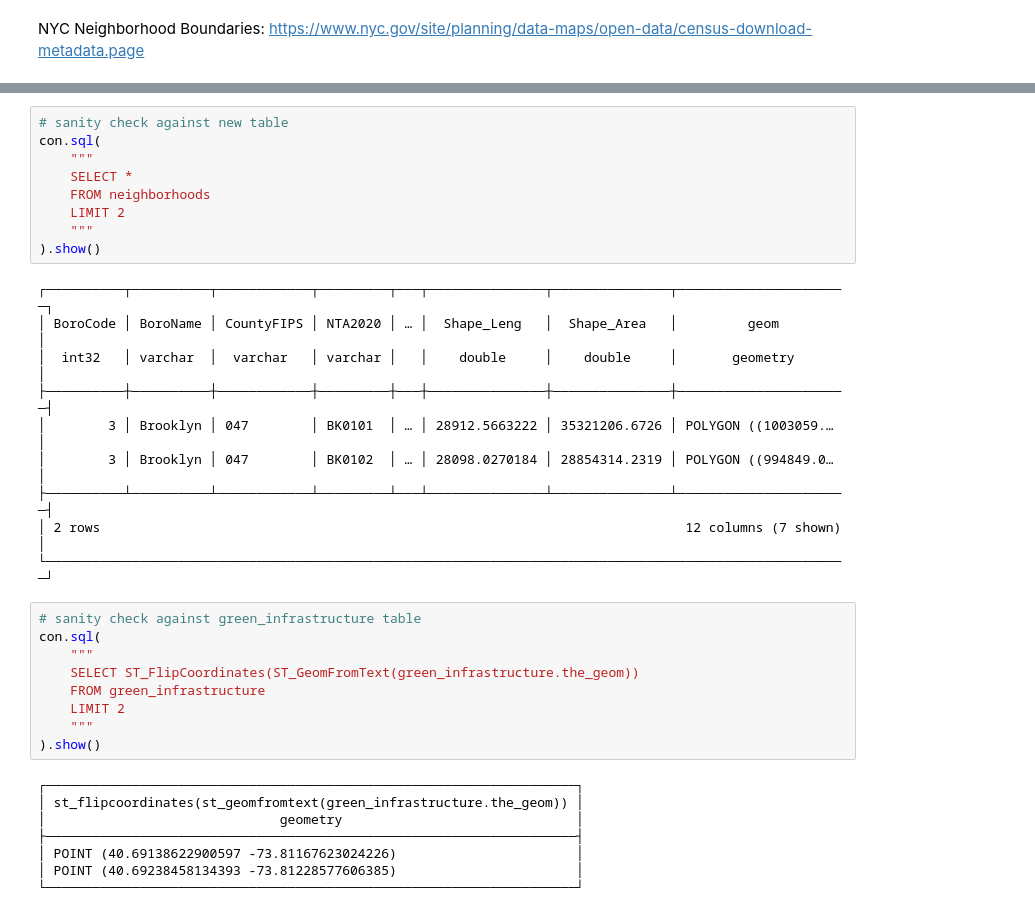
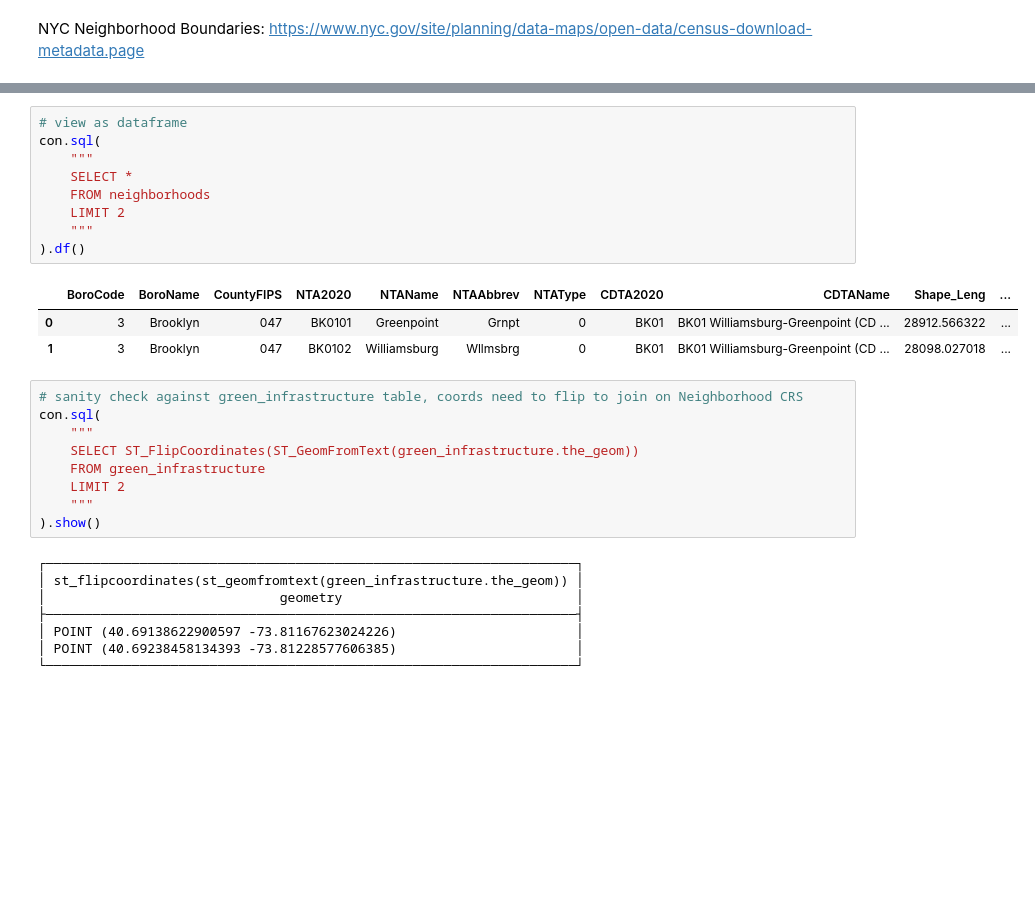
Before and after one commit to mebauer/duckdb-python-basics, a Jupyter notebook: data-analysis.ipynb, the cells around one changed output, grey strips where cells are left out. Saved outputs shown, nothing was run; the diff lists cells and outputs as text; blank space fills up the shorter version.

```diff
--- a/data-analysis.ipynb
+++ b/data-analysis.ipynb
@@ -371,26 +495,20 @@ con.sql(
 │ 5 rows                                                                           12 columns (7 shown) │
 └───────────────────────────────────────────────────────────────────────────────────────────────────────┘
 # %%
-# sanity check against new table
+# view as dataframe
 con.sql(
     """
     SELECT *
     FROM neighborhoods
     LIMIT 2
     """
-).show()
+).df()
 # %% [output]
-┌──────────┬──────────┬────────────┬─────────┬───┬───────────────┬───────────────┬──────────────────────┐
-│ BoroCode │ BoroName │ CountyFIPS │ NTA2020 │ … │  Shape_Leng   │  Shape_Area   │         geom         │
-│  int32   │ varchar  │  varchar   │ varchar │   │    double     │    double     │       geometry       │
-├──────────┼──────────┼────────────┼─────────┼───┼───────────────┼───────────────┼──────────────────────┤
-│        3 │ Brooklyn │ 047        │ BK0101  │ … │ 28912.5663222 │ 35321206.6726 │ POLYGON ((1003059.…  │
-│        3 │ Brooklyn │ 047        │ BK0102  │ … │ 28098.0270184 │ 28854314.2319 │ POLYGON ((994849.0…  │
-├──────────┴──────────┴────────────┴─────────┴───┴───────────────┴───────────────┴──────────────────────┤
-│ 2 rows                                                                           12 columns (7 shown) │
-└───────────────────────────────────────────────────────────────────────────────────────────────────────┘
+|  | BoroCode | BoroName | CountyFIPS | NTA2020 | NTAName | NTAAbbrev | NTAType | CDTA2020 | CDTAName | Shape_Leng | ... |
+| 0 | 3 | Brooklyn | 047 | BK0101 | Greenpoint | Grnpt | 0 | BK01 | BK01 Williamsburg-Greenpoint (CD ... | 28912.566322 | ... |
+| 1 | 3 | Brooklyn | 047 | BK0102 | Williamsburg | Wllmsbrg | 0 | BK01 | BK01 Williamsburg-Greenpoint (CD ... | 28098.027018 | ... |
 # %%
-# sanity check against green_infrastructure table
+# sanity check against green_infrastructure table, coords need to flip to join on Neighborhood CRS
 con.sql(
     """
     SELECT ST_FlipCoordinates(ST_GeomFromText(green_infrastructure.the_geom))
```
Also changed, not shown: parts of 30 cells of this notebook, 1 other file.
